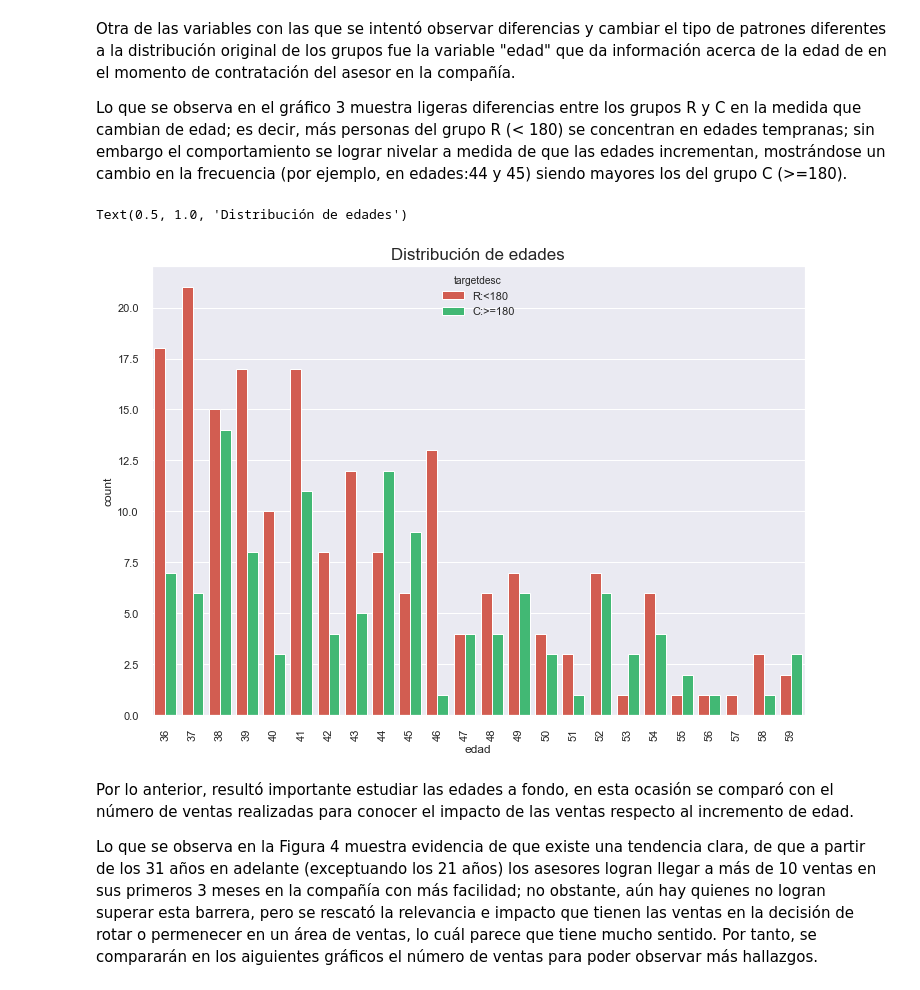
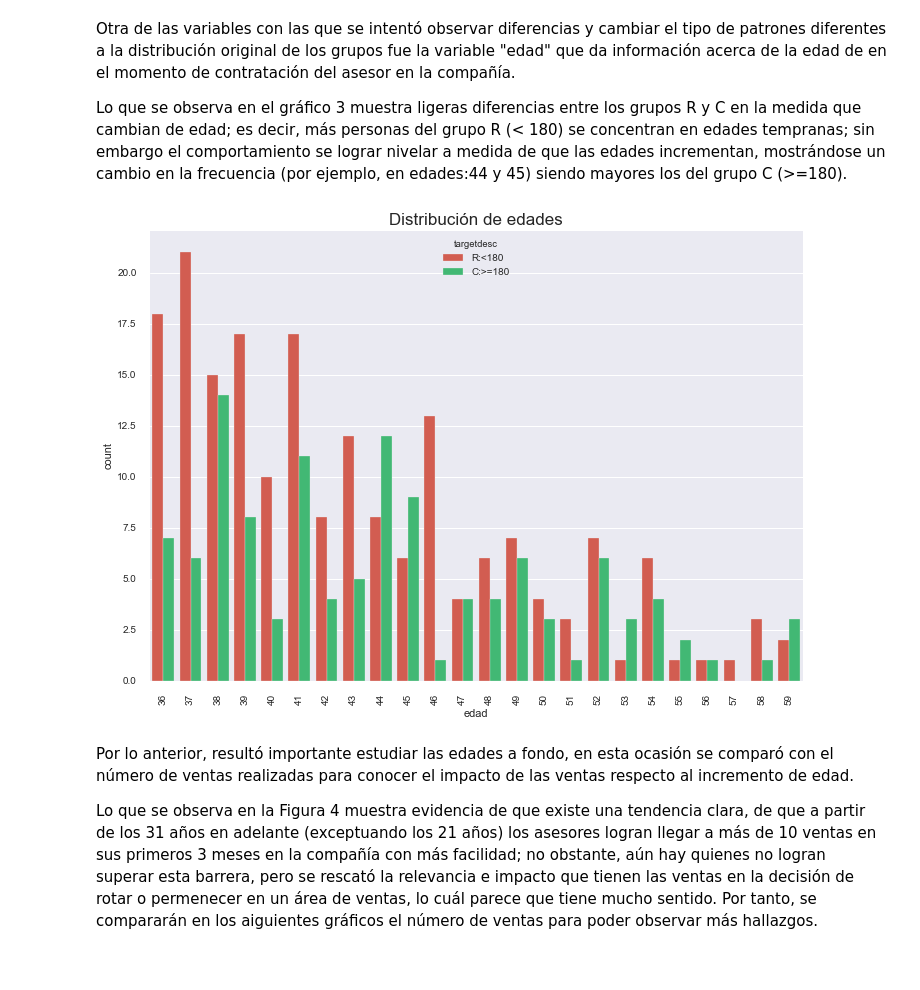
Before and after one commit to paola-md/final-regresion-avanzada, a Jupyter notebook: EDA/ProyectoEDA_MLG-IMAGENES.ipynb, the cells around one changed output. Saved outputs shown, nothing was run; the diff lists cells and outputs as text; code cells hidden in the pictures.

```diff
--- a/EDA/ProyectoEDA_MLG-IMAGENES.ipynb
+++ b/EDA/ProyectoEDA_MLG-IMAGENES.ipynb
@@ -356,22 +391,21 @@ Lo que se observa en el gráfico 3 muestra ligeras diferencias entre los grupos
 # %%
 # Edad del asesor vs Target
 
 plt.figure(figsize = (11.7,8.27))
 ax = sns.countplot(x='edad',hue='targetdesc',data=objEda.pdDataSet.query('edad >= 36 and edad<=59'), palette= ["#e74c3c", "#2ecc71", "#95a5a6", "#3498db", "#9b59b6", "#34495e"])
-ax.set_xticklabels(chart.get_xticklabels(), rotation=90)
+ax.set_xticklabels(ax.get_xticklabels(), rotation=90)
 ax.set_title('Distribución de edades',fontsize=17)
-plt.setp(ax.artists, alpha=.5, linewidth=2, edgecolor="k")
-plt.xticks(rotation=90)
 
-plt.savefig('edad.png')
+plt.savefig('./../img/edad.png')
+plt.show()
+
 
 #sns.set(rc={'figure.figsize':(11.7,8.27)})
 #chart = sns.countplot(x='edad',hue='targetdesc',data=objEda.pdDataSet.query('edad >= 36 and edad<=59'), palette= ["#e74c3c", "#2ecc71", "#95a5a6", "#3498db", "#9b59b6", "#34495e"])
 #chart.set_xticklabels(chart.get_xticklabels(), rotation=90)
 #chart.set_title('Distribución de edades',fontsize=17)
 # %% [output]
-Text(0.5, 1.0, 'Distribución de edades')
-[figure, old version]
+[figure, new version]
 # %% [markdown]
 Por lo anterior, resultó importante estudiar las edades a fondo, en esta ocasión se comparó con el número de ventas realizadas para conocer el impacto de las ventas respecto al incremento de edad.
 
```
Also changed, not shown: parts of 13 cells of this notebook.
